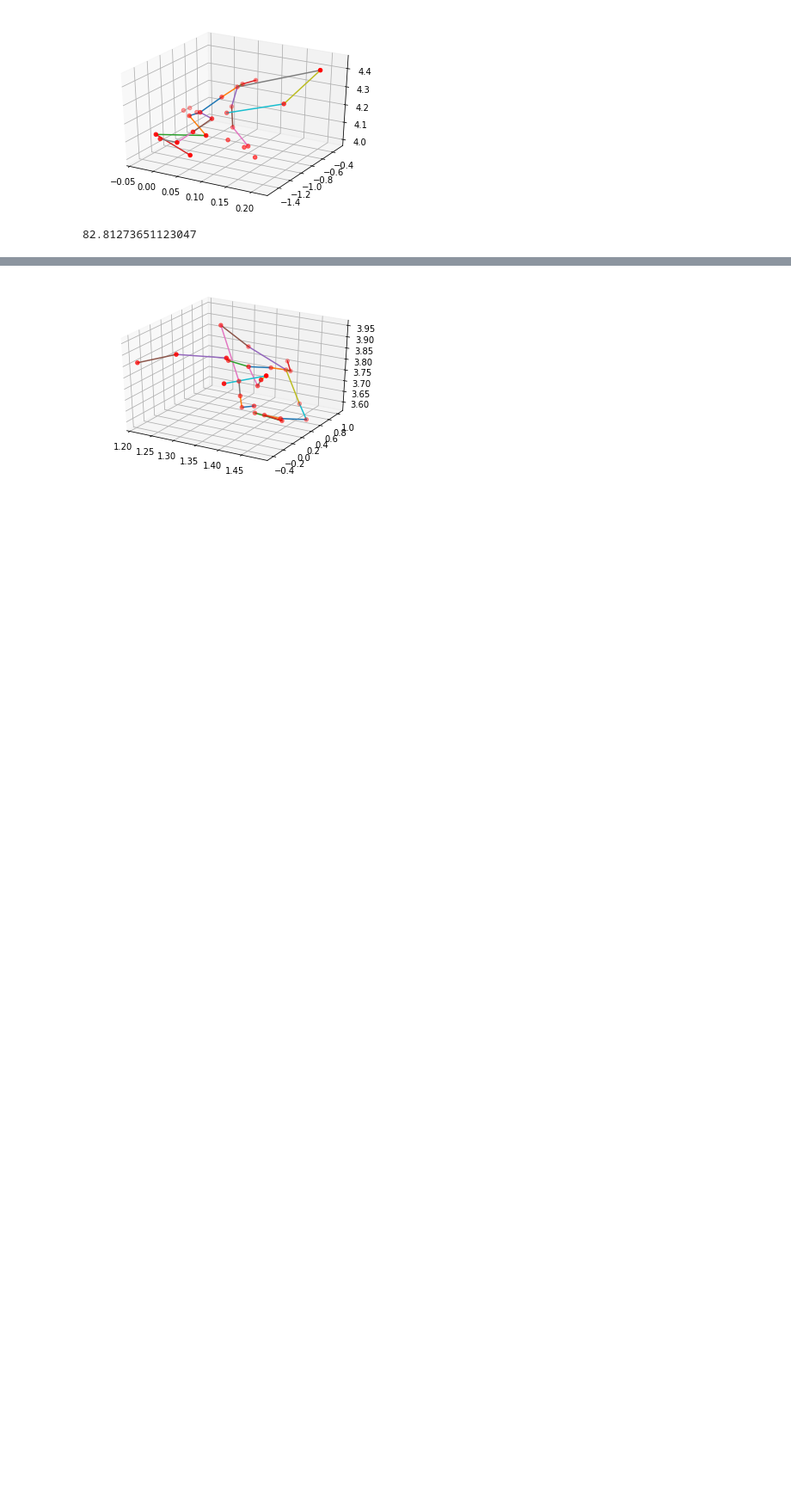
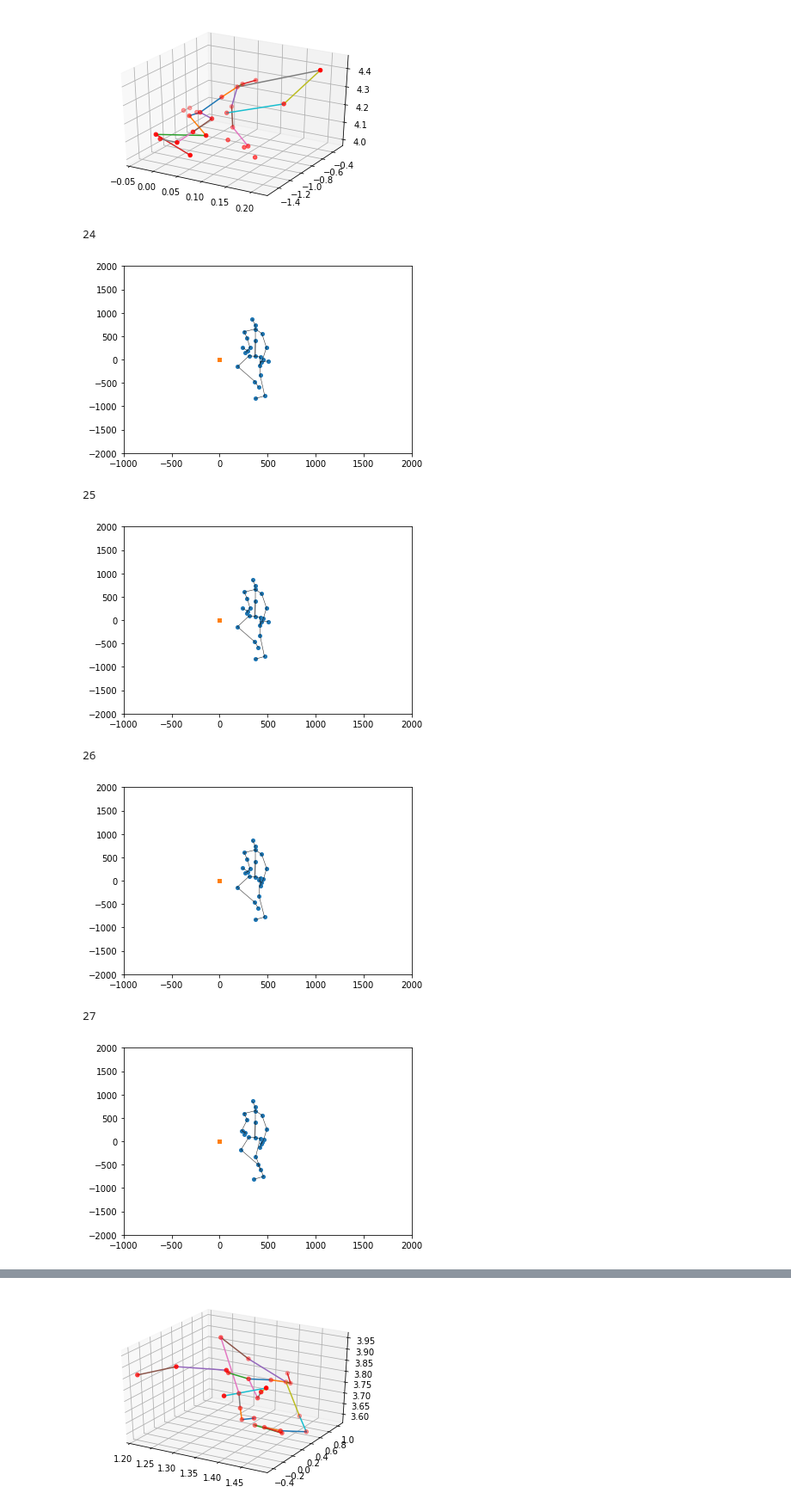
Before and after one commit to WQZhang23/action-generation-based-on-gcn, a Jupyter notebook: tools/NTU_visu.ipynb, the cells around one changed output, grey strips where cells are left out. Shown at 86% size. Drawn from its saved outputs; the diff is of its cells as text; code cells hidden in the pictures; blank space fills up the shorter version.

```diff
--- a/tools/NTU_visu.ipynb
+++ b/tools/NTU_visu.ipynb
@@ -23,7 +23,8 @@ ntu_par['colors'] = [[255, 0, 0], [255, 85, 0], [255, 170, 0], [255, 255, 0], [1
 ntu_par['height'] = 350
 ntu_par['width'] = 256
 # %%
-data_path = '/home/wuqiang/Workspace/2_generative_model/3_DA_Gesture/2_ST_GCN/st-gcn-master/data/NTU-RGB-D/xsub/train_data.npy'
+#data_path = '/home/wuqiang/Workspace/2_generative_model/3_DA_Gesture/2_ST_GCN/st-gcn-master/data/NTU-RGB-D/xsub/train_data.npy'
+data_path = '/home/wuqiang/Workspace/2_generative_model/3_DA_Gesture/3_Aug/generation/work_dir/tmp/inference_data.npy'
 data = np.load(data_path, mmap_mode='r')
 data.shape
 # %% [output]
@@ -31,4 +32,8 @@ data.shape
 # %%
 frame_item = data[0,:,:,:,:]
 frame_item.shape
+frame_item_ori = frame_item[:3,:,:,:]
+frame_item_gen = frame_item[4:,:,:,:]
+frame_item_mask = frame_item[3,:,:,:]
+frame_item_mask[23]
 # %% [output]
@@ -78,9 +99,16 @@ def frame_visu_2d(frame_item, frame_id_list):
                 #print(x[v],y[v])
             plt.scatter(x, y, marker='o', s=16)
         plt.show()
-# %%
-frame_item = data[8,:,:,:,:]
-#frame_visu_2d(frame_item, [60,63,66,70,100])
-sum(sum(sum(frame_item[:,10,:,:])))
-# %% [output]
-82.81273651123047
+# %%
+#frame_item = data[8,:,:,:,:]
+frame_visu_2d(frame_item_ori, [24,25,26,27,28])
+frame_visu_2d(frame_item_gen, [24,25,26,27,28])
+# %% [output]
+24
+[figure, added]
+25
+[figure, added]
+26
+[figure, added]
+27
+[figure, added]
```
Also changed, not shown: parts of 3 cells of this notebook, 2 other files.
